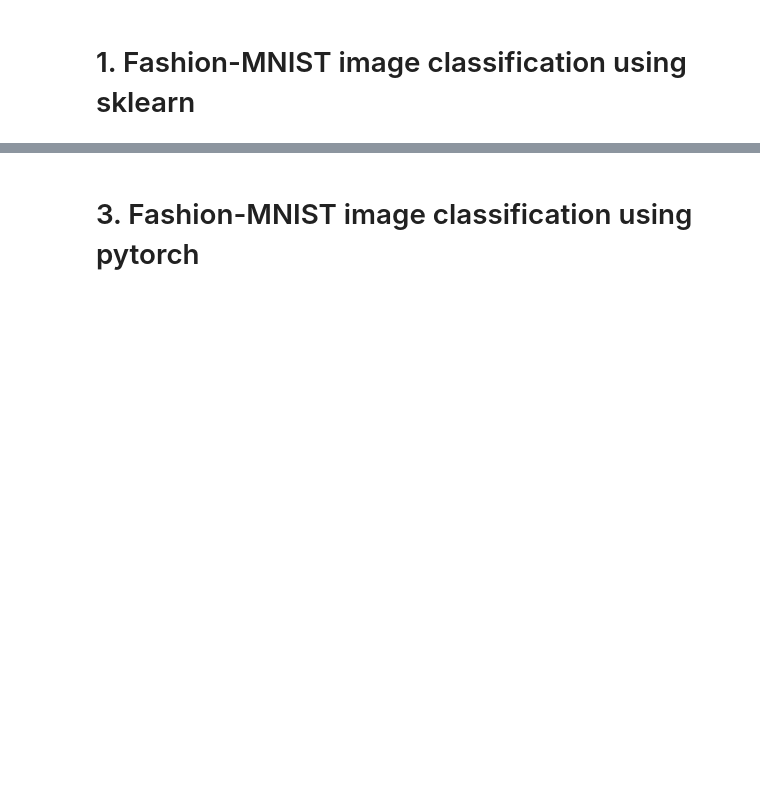
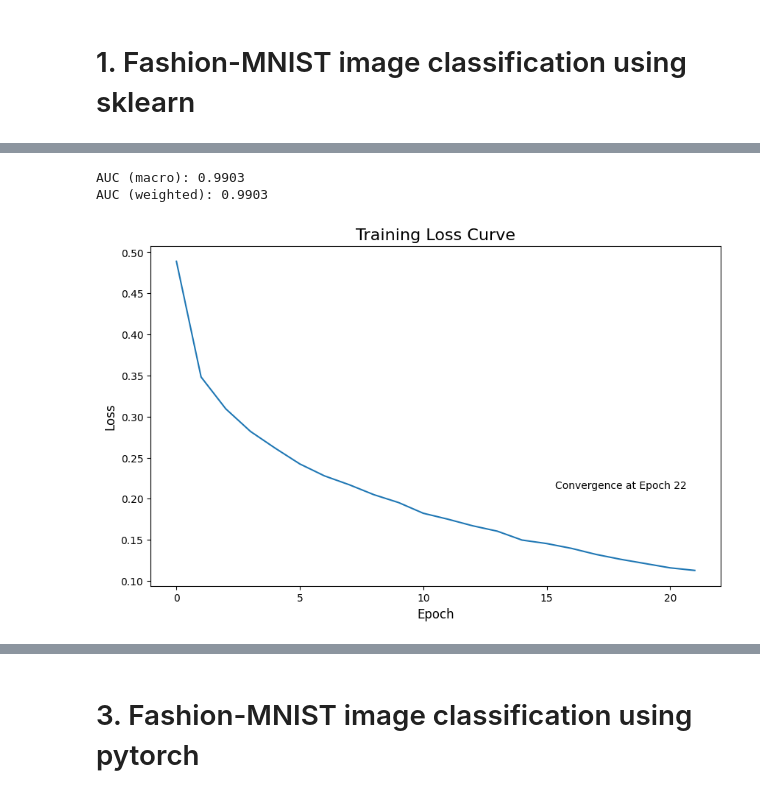
Before and after one commit to deskk/MIS_project3, a Jupyter notebook: project3.ipynb, the cells around one changed output, grey strips where cells are left out. Saved outputs shown, nothing was run; the diff lists cells and outputs as text; code cells hidden in the pictures; blank space fills up the shorter version.

```diff
--- a/project3.ipynb
+++ b/project3.ipynb
@@ -24,0 +51,20 @@ from sklearn.metrics import accuracy_score, classification_report, confusion_mat
+# %%
+# 1 hidden layer with 100 neurons
+# adam optimizer, early_stopping is true
+
+mlp = MLPClassifier(
+    hidden_layer_sizes=100,
+    activation='relu',
+    solver='adam',
+    alpha=0.0001,
+    learning_rate='constant',
+    learning_rate_init=0.001,
+    # verbose=True,
+    early_stopping=True,
+)
+
+start = time.time()
+mlp.fit(X_train, y_train)
+end = time.time()
+training_time = end - start
+print(f"Training time: {training_time:.2f} seconds")
@@ -24,0 +109,31 @@ from sklearn.metrics import accuracy_score, classification_report, confusion_mat
+# %%
+# roc score (one vs rest for multi-class classification)
+
+auc_macro = roc_auc_score(y_test, y_proba, multi_class='ovr', average='macro')
+
+auc_weighted = roc_auc_score(y_test, y_proba, multi_class='ovr', average='weighted')
+
+print(f"AUC (macro): {auc_macro:.4f}")
+print(f"AUC (weighted): {auc_weighted:.4f}")
+# %% [output]
+AUC (macro): 0.9903
+AUC (weighted): 0.9903
+# %%
+# training loss curve
+
+plt.figure(figsize=(10,6))
+plt.plot(mlp.loss_curve_)
+plt.xlabel('Epoch', fontsize=12)
+plt.ylabel('Loss', fontsize=12)
+plt.title('Training Loss Curve', fontsize=16)
+# plt.grid(True)
+plt.annotate(
+    f'Convergence at Epoch {mlp.n_iter_}',
+    xy=(mlp.n_iter_, mlp.loss_curve_[-1]),
+    xytext=(mlp.n_iter_ - 4, mlp.loss_curve_[-1] + 0.1),
+    # arrowprops=dict(facecolor='black', shrink=0.05),
+    horizontalalignment='center',
+)
+plt.show()
+# %% [output]
+[figure, added]
```
Also changed, not shown: parts of 9 cells of this notebook.
